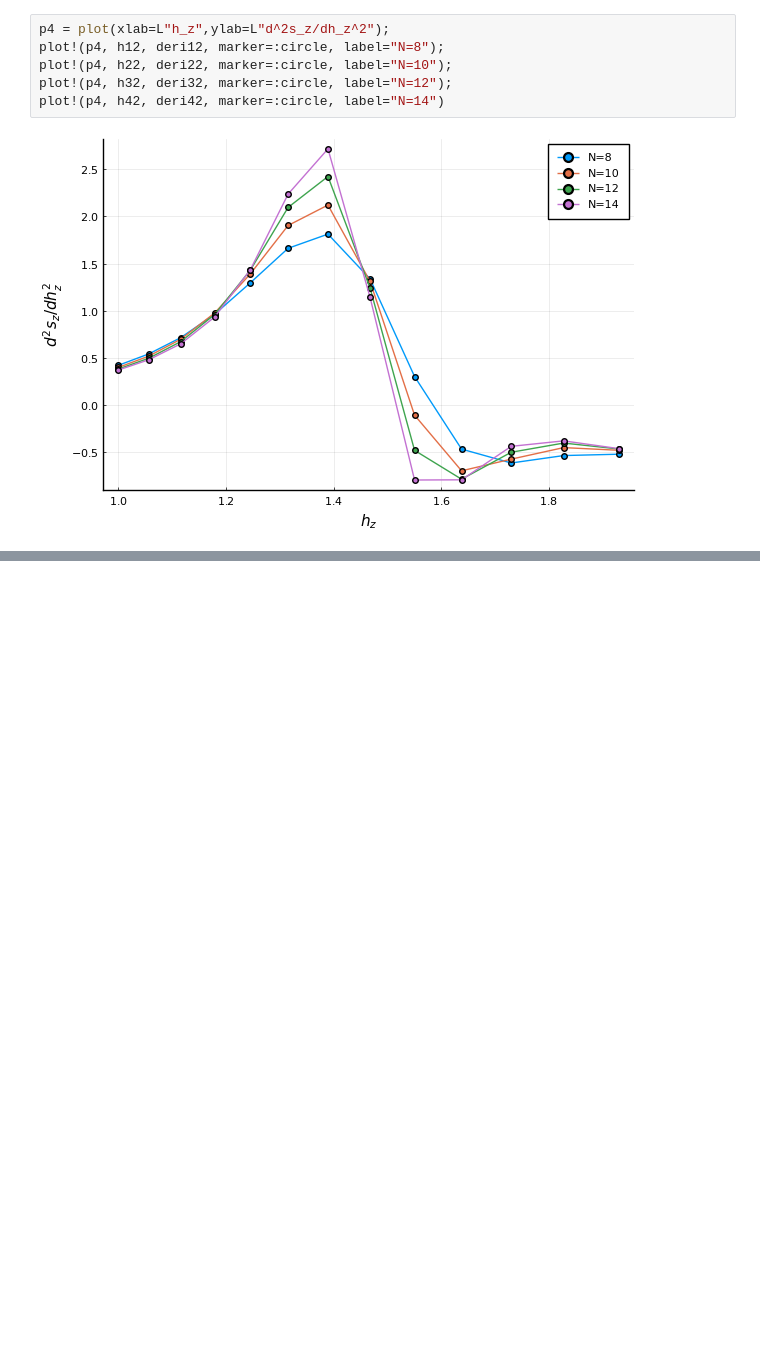
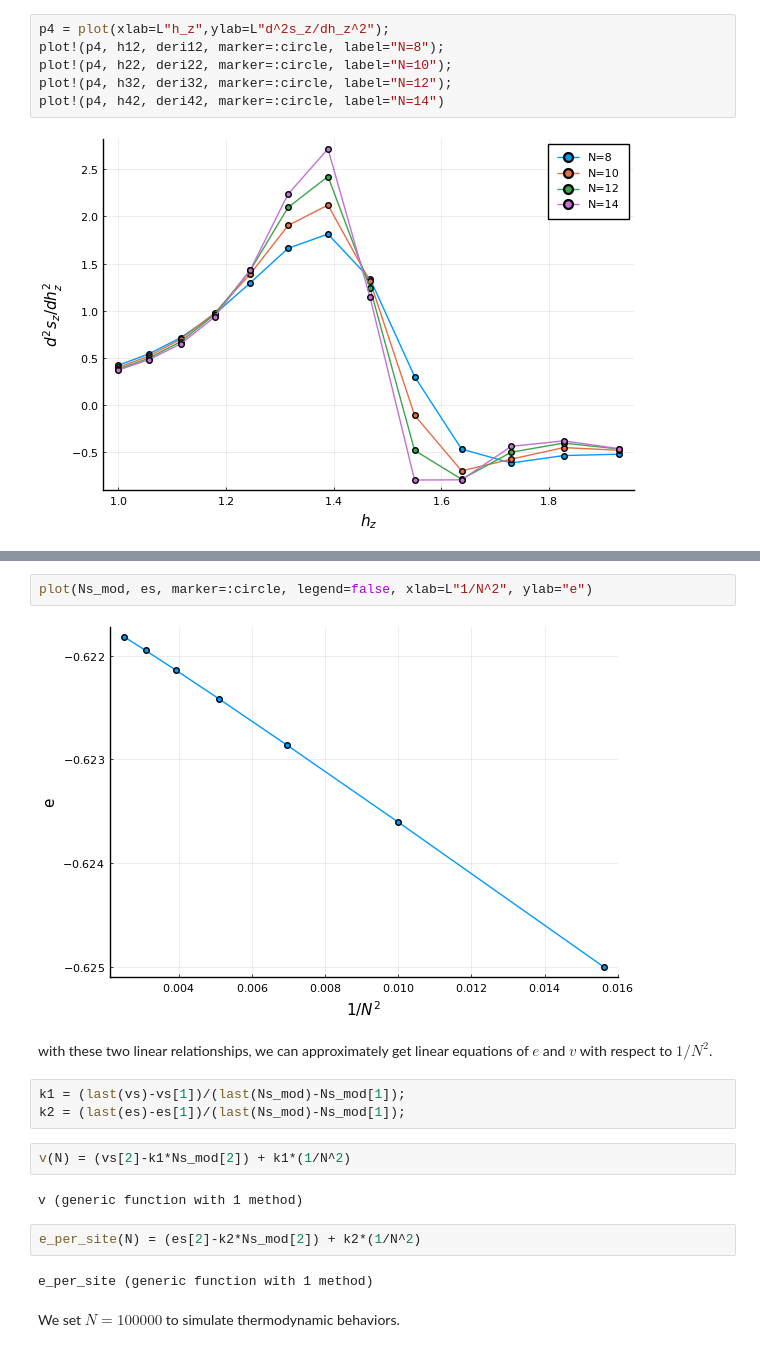
Before and after one commit to coolgas/QuantumIsing, a Jupyter notebook: review_note.ipynb, the cells around one changed output, grey strips where cells are left out. Saved outputs shown, nothing was run; the diff lists cells and outputs as text; blank space fills up the shorter version.

```diff
--- a/review_note.ipynb
+++ b/review_note.ipynb
@@ -180,0 +197,19 @@ sound_velocity (generic function with 1 method)
+# %%
+plot(Ns_mod, es, marker=:circle, legend=false, xlab=L"1/N^2", ylab="e")
+# %% [output]
+[figure, added]
+# %% [markdown]
+with these two linear relationships, we can approximately get linear equations of $e$ and $v$ with respect to $1/N^2$.
+# %%
+k1 = (last(vs)-vs[1])/(last(Ns_mod)-Ns_mod[1]);
+k2 = (last(es)-es[1])/(last(Ns_mod)-Ns_mod[1]);
+# %%
+v(N) = (vs[2]-k1*Ns_mod[2]) + k1*(1/N^2)
+# %% [output]
+v (generic function with 1 method)
+# %%
+e_per_site(N) = (es[2]-k2*Ns_mod[2]) + k2*(1/N^2)
+# %% [output]
+e_per_site (generic function with 1 method)
+# %% [markdown]
+We set $N=100000$ to simulate thermodynamic behaviors.
```
Also changed, not shown: parts of 20 cells of this notebook, 1 other file.
